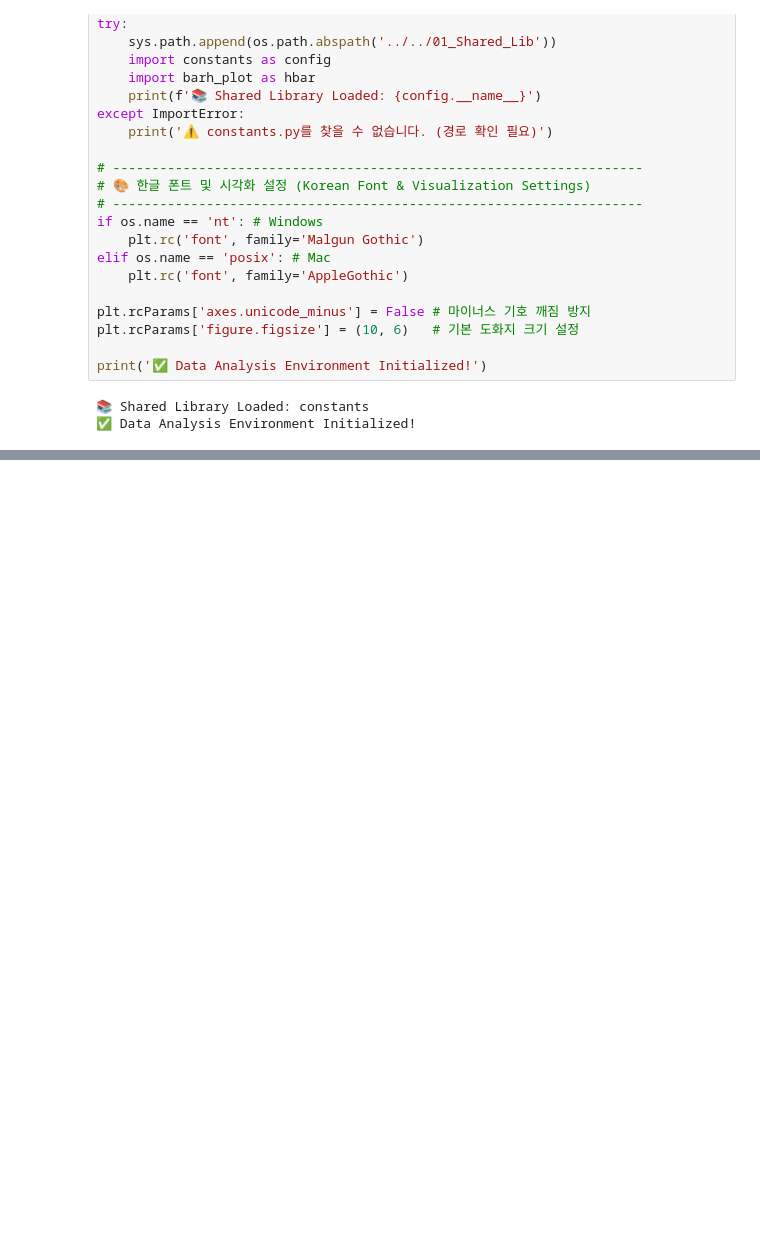
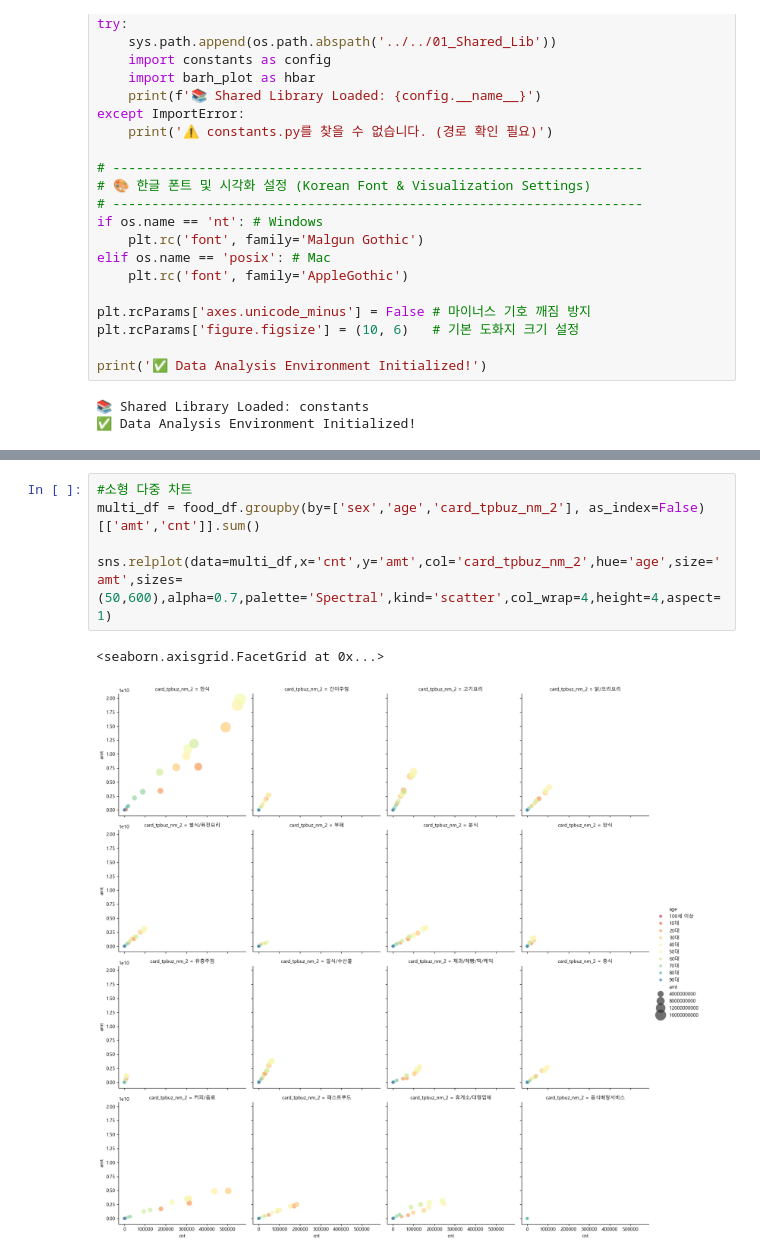
Before and after one commit to Jinwo0o-develop/Data_Analysis_Archive, a Jupyter notebook: 02_src/05_Cohort_Analysis/Cohort_Analysis.ipynb, the cells around one changed output, grey strips where cells are left out. Cells and saved outputs as stored; diff of their text form; blank space fills up the shorter version.

```diff
--- a/02_src/05_Cohort_Analysis/Cohort_Analysis.ipynb
+++ b/02_src/05_Cohort_Analysis/Cohort_Analysis.ipynb
@@ -134,0 +242,8 @@ sns.barplot(data=data, x='amt', y='card_tpbuz_nm_2', hue='sex', order=my_order,
+# %%
+#소형 다중 차트
+multi_df = food_df.groupby(by=['sex','age','card_tpbuz_nm_2'], as_index=False)[['amt','cnt']].sum()
+
+sns.relplot(data=multi_df,x='cnt',y='amt',col='card_tpbuz_nm_2',hue='age',size='amt',sizes=(50,600),alpha=0.7,palette='Spectral',kind='scatter',col_wrap=4,height=4,aspect=1)
+# %% [output]
+<seaborn.axisgrid.FacetGrid at 0x...>
+[figure, added]
```
Also changed, not shown: parts of 12 cells of this notebook, 2 other files.
